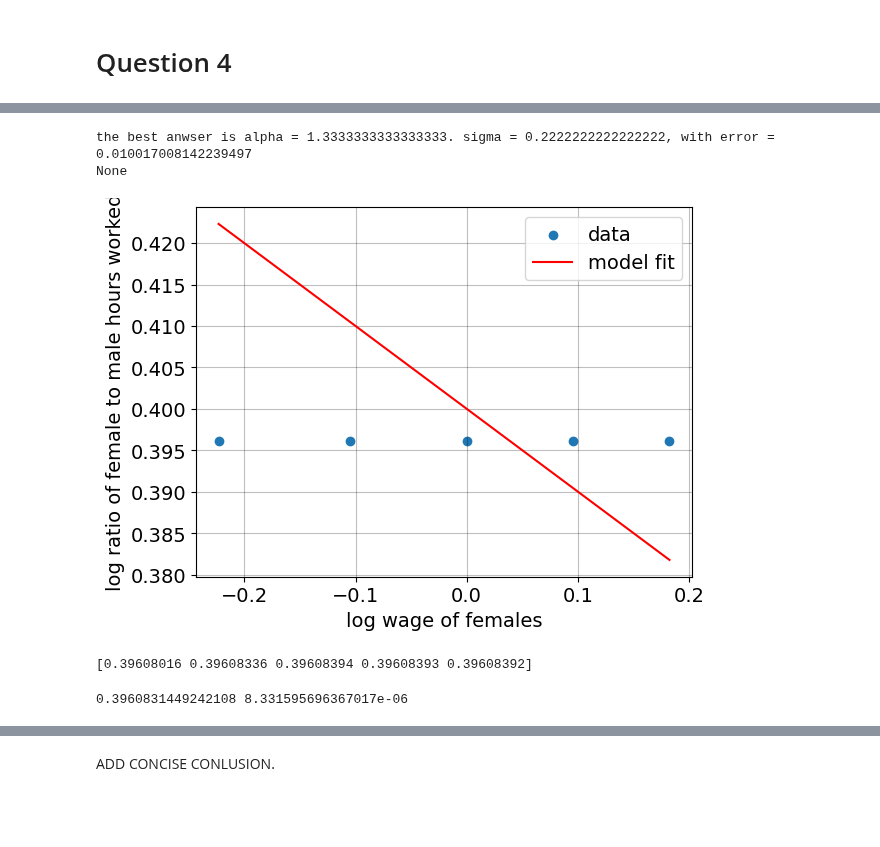
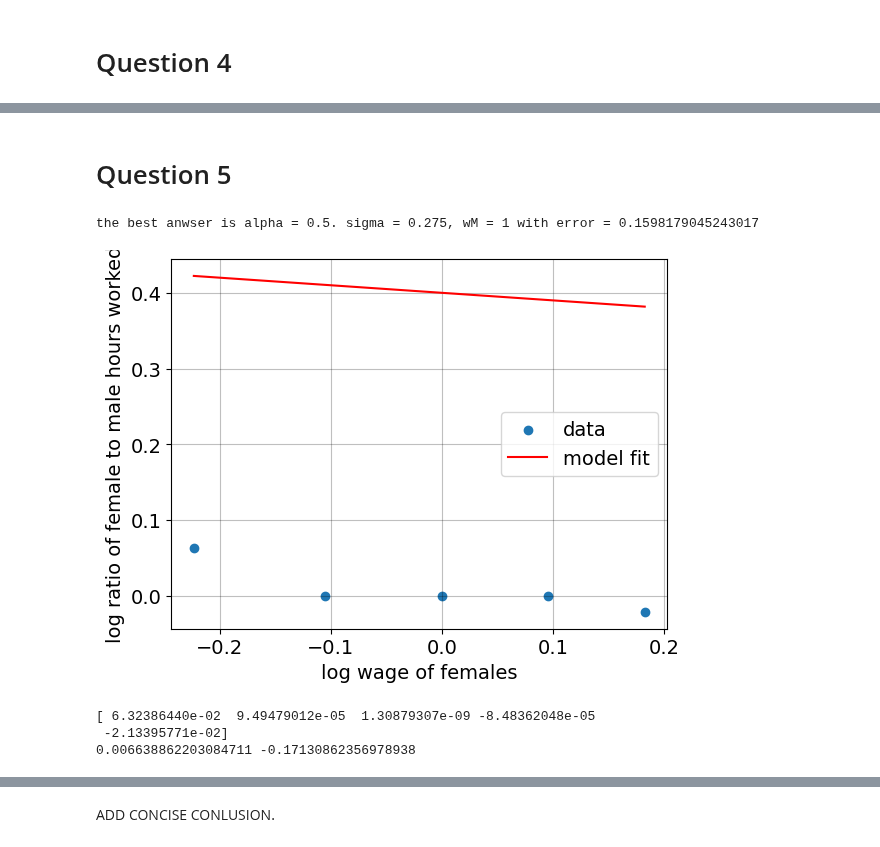
Before and after one commit to NumEconCopenhagen/projects-2023-the-best-duo, a Jupyter notebook: inauguralproject/inauguralproject.ipynb, the cells around one changed output, grey strips where cells are left out. Cells and saved outputs as stored; diff of their text form; code cells hidden in the pictures; blank space fills up the shorter version.

```diff
--- a/inauguralproject/inauguralproject.ipynb
+++ b/inauguralproject/inauguralproject.ipynb
@@ -131,3 +131,25 @@ model.sol.beta1
 -0.8169679366486697
 # %% [markdown]
 # Question 4
+# %%
+obs_par = model.estimate(min_alpha=0.953,max_alpha=1.003,min_sigma=0.08,max_sigma=0.13,wM=1)
+
+par.alpha, par.sigma, par.wM = obs_par
+
+# plot data
+plt.figure()
+model.solve_wF_vec()
+plt.scatter(np.log(par.wF_vec), np.log(sol.HF_vec/sol.HM_vec), label='data')
+
+
+model.run_regression()
+y_model = 0.4 + -0.1 * np.log(par.wF_vec)
+plt.plot(np.log(par.wF_vec), y_model, label='model fit', color='red')
+plt.xlabel('log wage of females')
+plt.ylabel('log ratio of female to male hours worked')
+plt.legend()
+plt.show()
+
+
+print(np.log(sol.HF_vec/sol.HM_vec))
+print(model.sol.beta0, model.sol.beta1)
@@ -134,33 +161,30 @@ model.sol.beta1
+# %% [markdown]
+# Question 5
 # %%
-obs_par = model.estimate()
+obs_par = model.estimate(alpha=0.5,min_sigma=0.25,max_sigma=0.3,wM=1)
 
-par = model.par
-sol = model.sol
-
-par.alpha, par.sigma = obs_par
+par.alpha, par.sigma, par.wM = obs_par
 
 # plot data
 plt.figure()
 model.solve_wF_vec()
 plt.scatter(np.log(par.wF_vec), np.log(sol.HF_vec/sol.HM_vec), label='data')
 
 
 model.run_regression()
 y_model = 0.4 + -0.1 * np.log(par.wF_vec)
 plt.plot(np.log(par.wF_vec), y_model, label='model fit', color='red')
 plt.xlabel('log wage of females')
 plt.ylabel('log ratio of female to male hours worked')
 plt.legend()
 plt.show()
 
 
 print(np.log(sol.HF_vec/sol.HM_vec))
+print(model.sol.beta0, model.sol.beta1)
 # %% [output]
-the best anwser is alpha = 1.3333333333333333. sigma = 0.2222222222222222, with error = 0.010017008142239497
-None
+the best anwser is alpha = 0.5. sigma = 0.275, wM = 1 with error = 0.1598179045243017
-[figure, old version]
+[figure, new version]
-[0.39608016 0.39608336 0.39608394 0.39608393 0.39608392]
+[ 6.32386440e-02  9.49479012e-05  1.30879307e-09 -8.48362048e-05
+ -2.13395771e-02]
+0.006638862203084711 -0.17130862356978938
-# %%
-print(model.sol.beta0, model.sol.beta1)
-# %% [output]
-0.3960831449242108 8.331595696367017e-06
```
Also changed, not shown: parts of 2 cells of this notebook, 1 other file.
